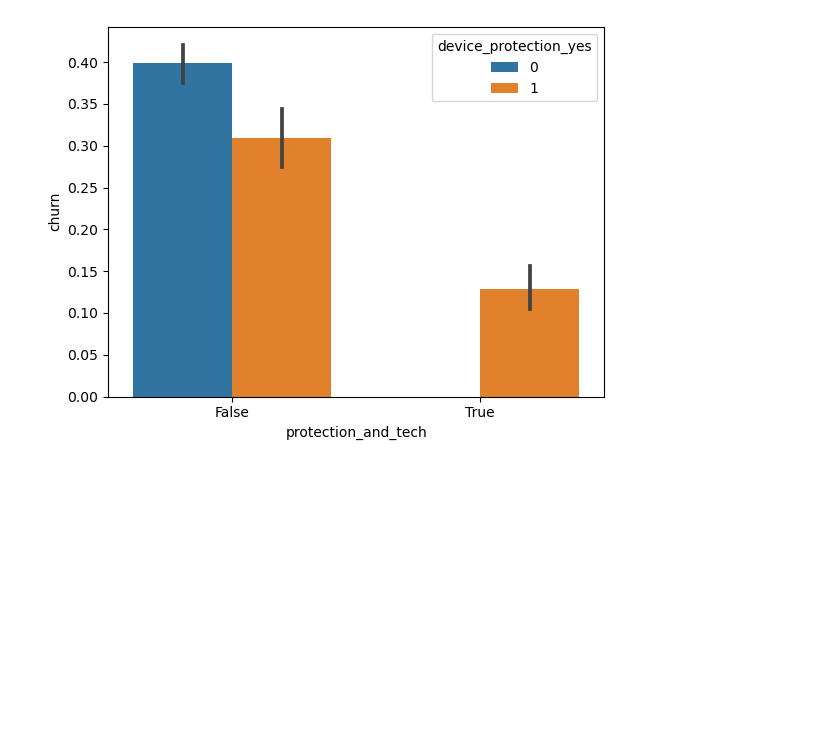
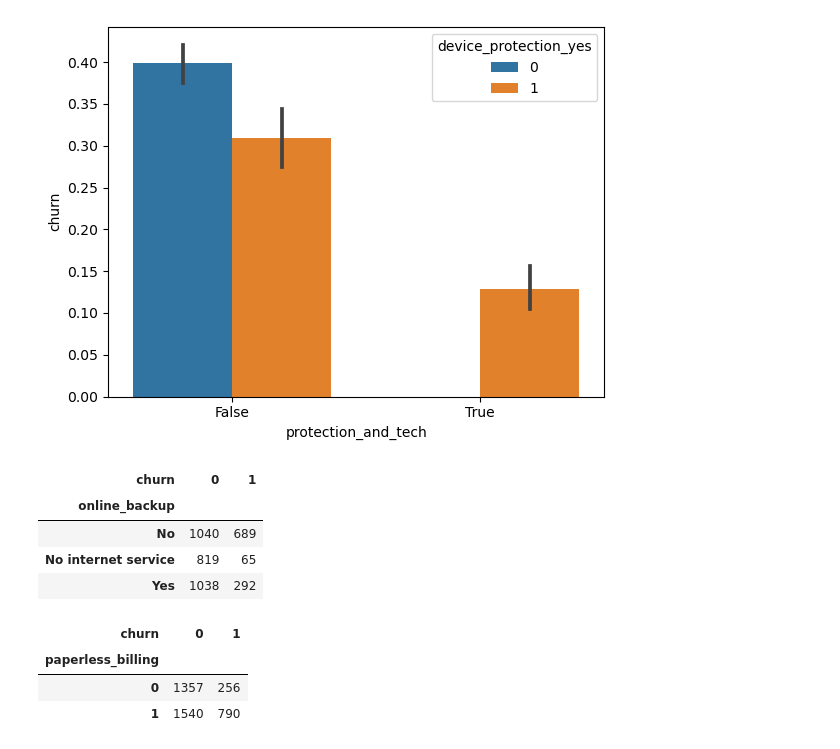
Before and after one commit to Adam-Harris87/classification-project, a Jupyter notebook: explore.ipynb, the cells around one changed output. Cells and saved outputs as stored; diff of their text form; code cells hidden in the pictures; blank space fills up the shorter version.

```diff
--- a/explore.ipynb
+++ b/explore.ipynb
@@ -577,6 +579,22 @@ sns.barplot(data=internet,
 plt.show()
 # %% [output]
 [figure]
+# %%
+pd.crosstab(train.online_backup, train.churn)
+# %% [output]
+| churn | 0 | 1 |
+| online_backup |  |  |
+| No | 1040 | 689 |
+| No internet service | 819 | 65 |
+| Yes | 1038 | 292 |
+# %%
+# Does paperless billing have an effect on customer churn rate?
+pd.crosstab(train.paperless_billing, train.churn)
+# %% [output]
+| churn | 0 | 1 |
+| paperless_billing |  |  |
+| 0 | 1357 | 256 |
+| 1 | 1540 | 790 |
 # %%
 # Do customers with streaming tv have a lower churn rate than those without?
 # Do customers with streaming movies have a lower churn rate than those without?
```
Also changed, not shown: parts of 2 cells of this notebook, 3 other files.
